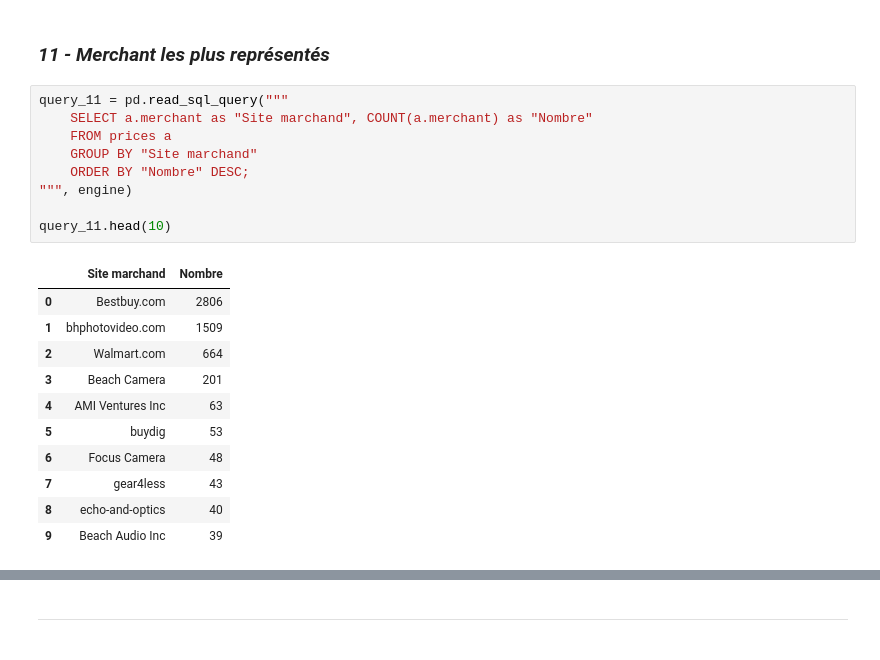
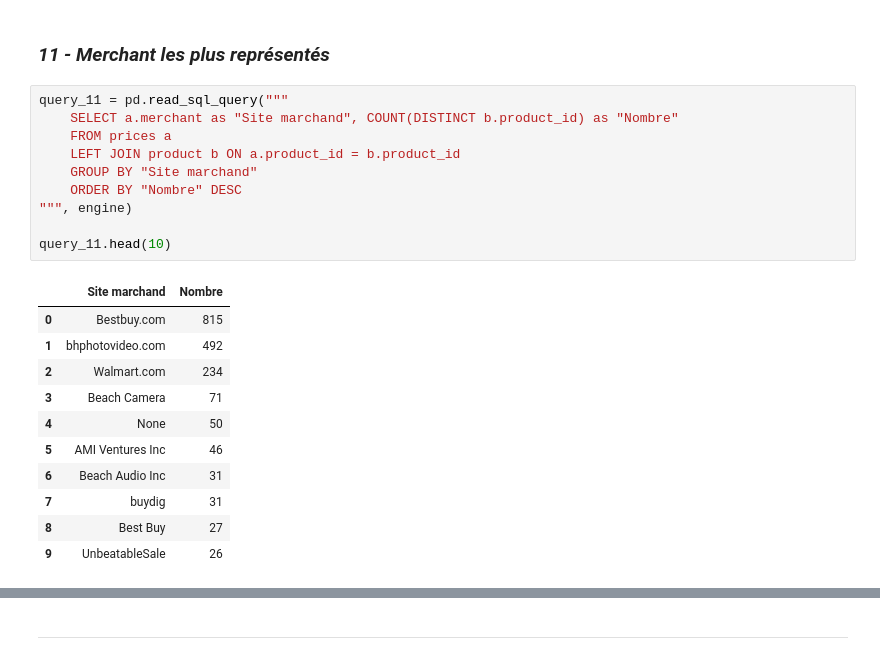
Before and after one commit to CPingeon/exacdatamente, a Jupyter notebook: 05_Query_and_Viz.ipynb, the cells around one changed output, grey strips where cells are left out. Saved outputs shown, nothing was run; the diff lists cells and outputs as text.

```diff
--- a/05_Query_and_Viz.ipynb
+++ b/05_Query_and_Viz.ipynb
@@ -439,22 +601,23 @@ query_10.head(10)
  ### _11 - Merchant les plus représentés_
 # %%
 query_11 = pd.read_sql_query("""
-    SELECT a.merchant as "Site marchand", COUNT(a.merchant) as "Nombre"
+    SELECT a.merchant as "Site marchand", COUNT(DISTINCT b.product_id) as "Nombre"
     FROM prices a
+    LEFT JOIN product b ON a.product_id = b.product_id
     GROUP BY "Site marchand"
-    ORDER BY "Nombre" DESC;
+    ORDER BY "Nombre" DESC
 """, engine)
 
 query_11.head(10)
 # %% [output]
 |  | Site marchand | Nombre |
-| 0 | Bestbuy.com | 2806 |
-| 1 | bhphotovideo.com | 1509 |
-| 2 | Walmart.com | 664 |
-| 3 | Beach Camera | 201 |
-| 4 | AMI Ventures Inc | 63 |
-| 5 | buydig | 53 |
-| 6 | Focus Camera | 48 |
-| 7 | gear4less | 43 |
-| 8 | echo-and-optics | 40 |
-| 9 | Beach Audio Inc | 39 |
+| 0 | Bestbuy.com | 815 |
+| 1 | bhphotovideo.com | 492 |
+| 2 | Walmart.com | 234 |
+| 3 | Beach Camera | 71 |
+| 4 | None | 50 |
+| 5 | AMI Ventures Inc | 46 |
+| 6 | Beach Audio Inc | 31 |
+| 7 | buydig | 31 |
+| 8 | Best Buy | 27 |
+| 9 | UnbeatableSale | 26 |
```
Also changed, not shown: parts of 20 cells of this notebook, 1 other file.
